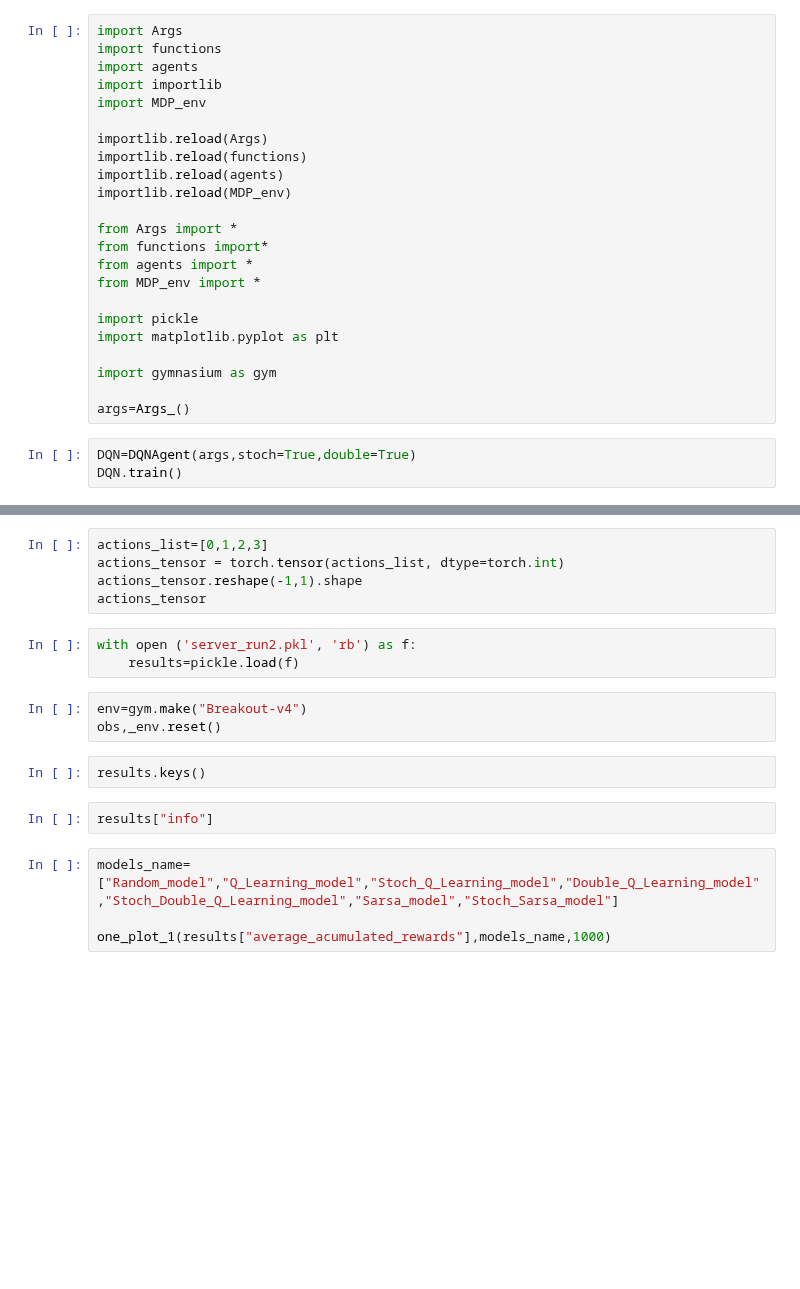
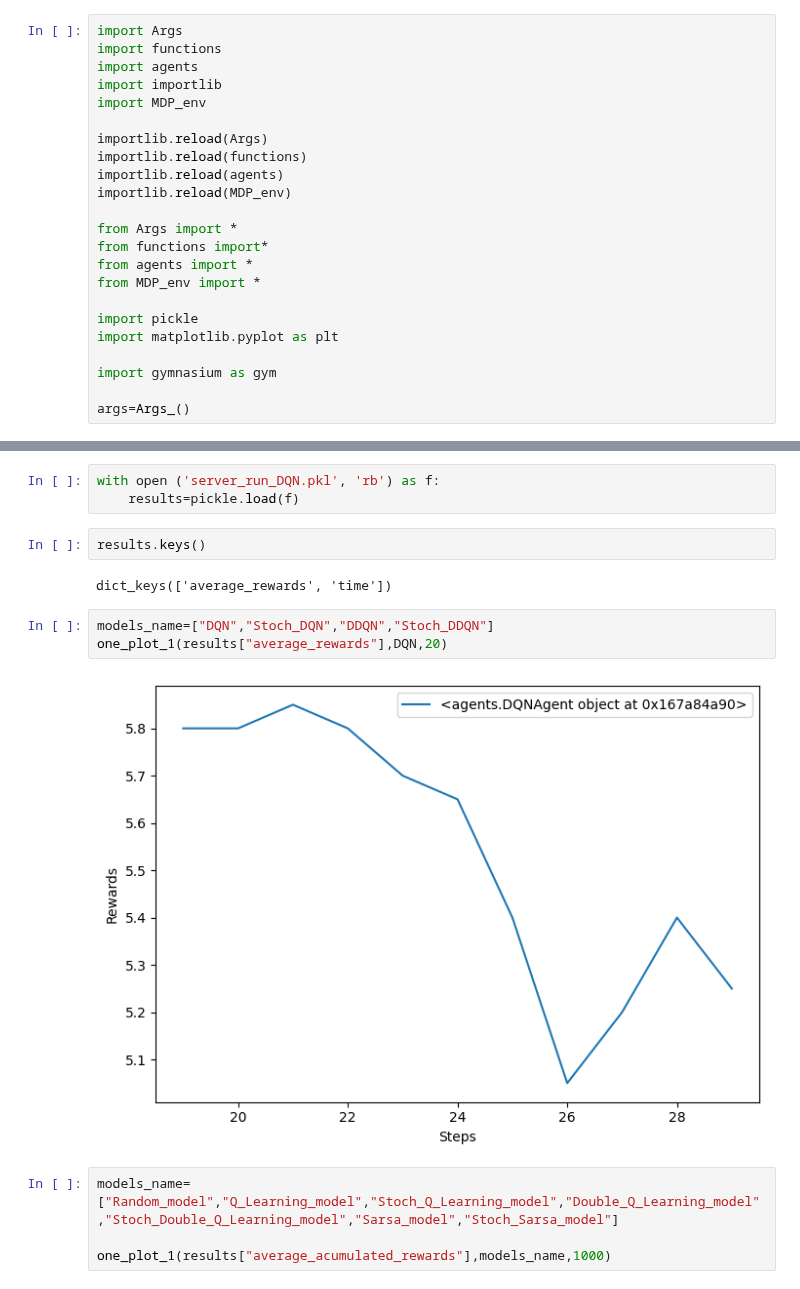
Before and after one commit to Tarik-com/Stochastic-Q-learning, a Jupyter notebook: Experiments.ipynb, the cells around one changed output, grey strips where cells are left out. Drawn from its saved outputs; the diff is of its cells as text; blank space fills up the shorter version.

```diff
--- a/Experiments.ipynb
+++ b/Experiments.ipynb
@@ -21,6 +21,3 @@ import matplotlib.pyplot as plt
 import gymnasium as gym
 
 args=Args_()
-# %%
-DQN=DQNAgent(args,stoch=True,double=True)
-DQN.train()
@@ -72,18 +24,15 @@ actions_tensor.shape
-# %%
-actions_list=[0,1,2,3]
-actions_tensor = torch.tensor(actions_list, dtype=torch.int)
-actions_tensor.reshape(-1,1).shape
-actions_tensor
 # %%
-with open ('server_run2.pkl', 'rb') as f:
+with open ('server_run_DQN.pkl', 'rb') as f:
     results=pickle.load(f)
-# %%
-env=gym.make("Breakout-v4")
-obs,_env.reset()
 # %%
 results.keys()
+# %% [output]
+dict_keys(['average_rewards', 'time'])
-# %%
-results["info"]
+# %%
+models_name=["DQN","Stoch_DQN","DDQN","Stoch_DDQN"]
+one_plot_1(results["average_rewards"],DQN,20)
+# %% [output]
+[figure, added]
 # %%
 models_name=["Random_model","Q_Learning_model","Stoch_Q_Learning_model","Double_Q_Learning_model","Stoch_Double_Q_Learning_model","Sarsa_model","Stoch_Sarsa_model"]
 
```
Also changed, not shown: parts of 9 cells of this notebook, 4 other files.
